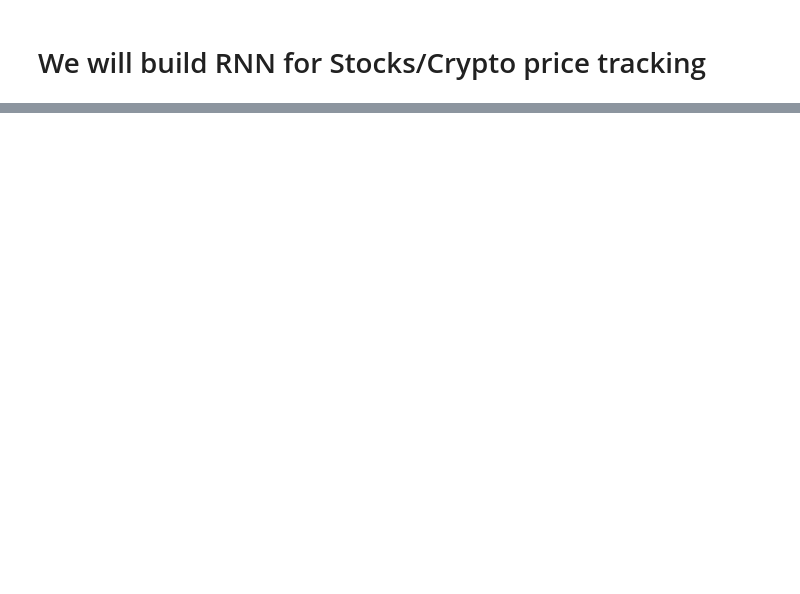
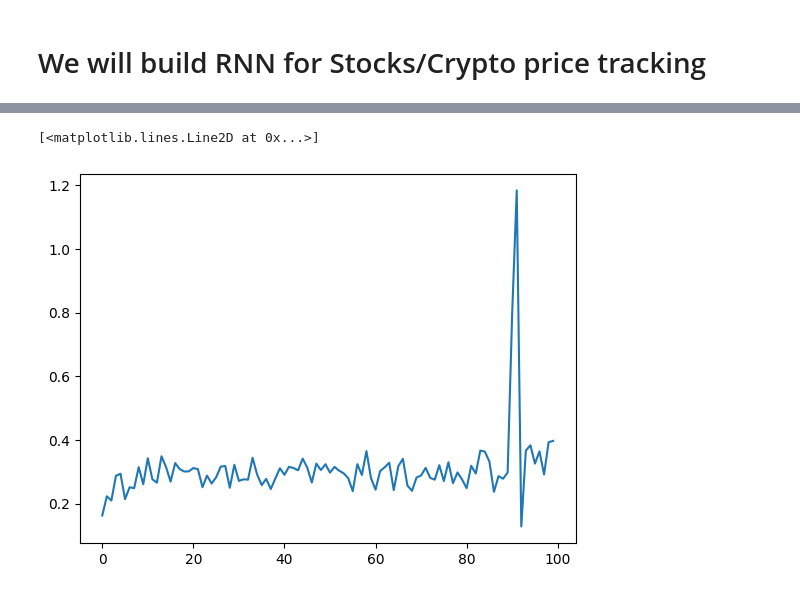
Before and after one commit to Harsh-Agarwals/NLP, a Jupyter notebook: Codes/models/rnns/rnn_variations.ipynb, the cells around one changed output, grey strips where cells are left out. Cells and saved outputs as stored; diff of their text form; code cells hidden in the pictures; blank space fills up the shorter version.

```diff
--- a/Codes/models/rnns/rnn_variations.ipynb
+++ b/Codes/models/rnns/rnn_variations.ipynb
@@ -96,0 +461,5 @@ plt.show()
+# %%
+plt.plot(test_loss)
+# %% [output]
+[<matplotlib.lines.Line2D at 0x...>]
+[figure, added]
```
Also changed, not shown: parts of 53 cells of this notebook, 1 other file.
